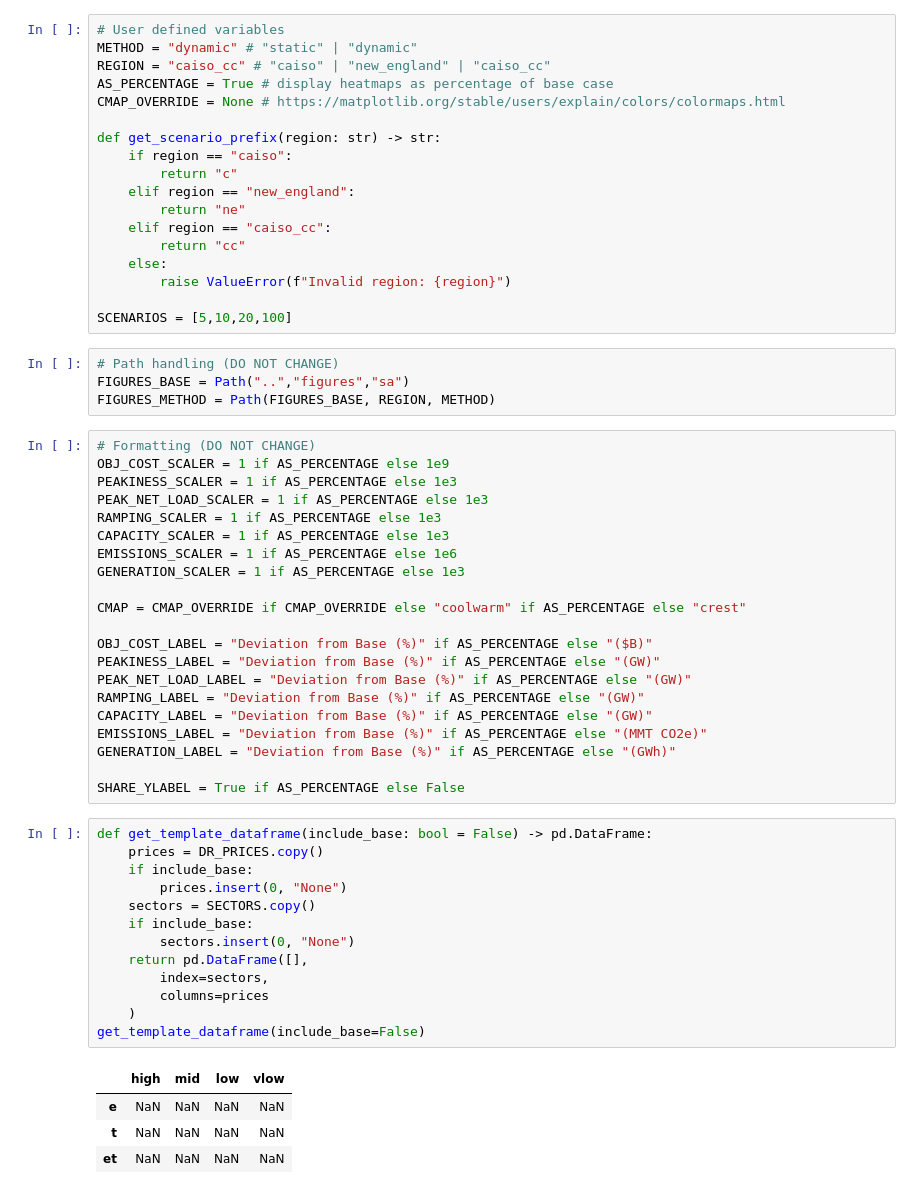
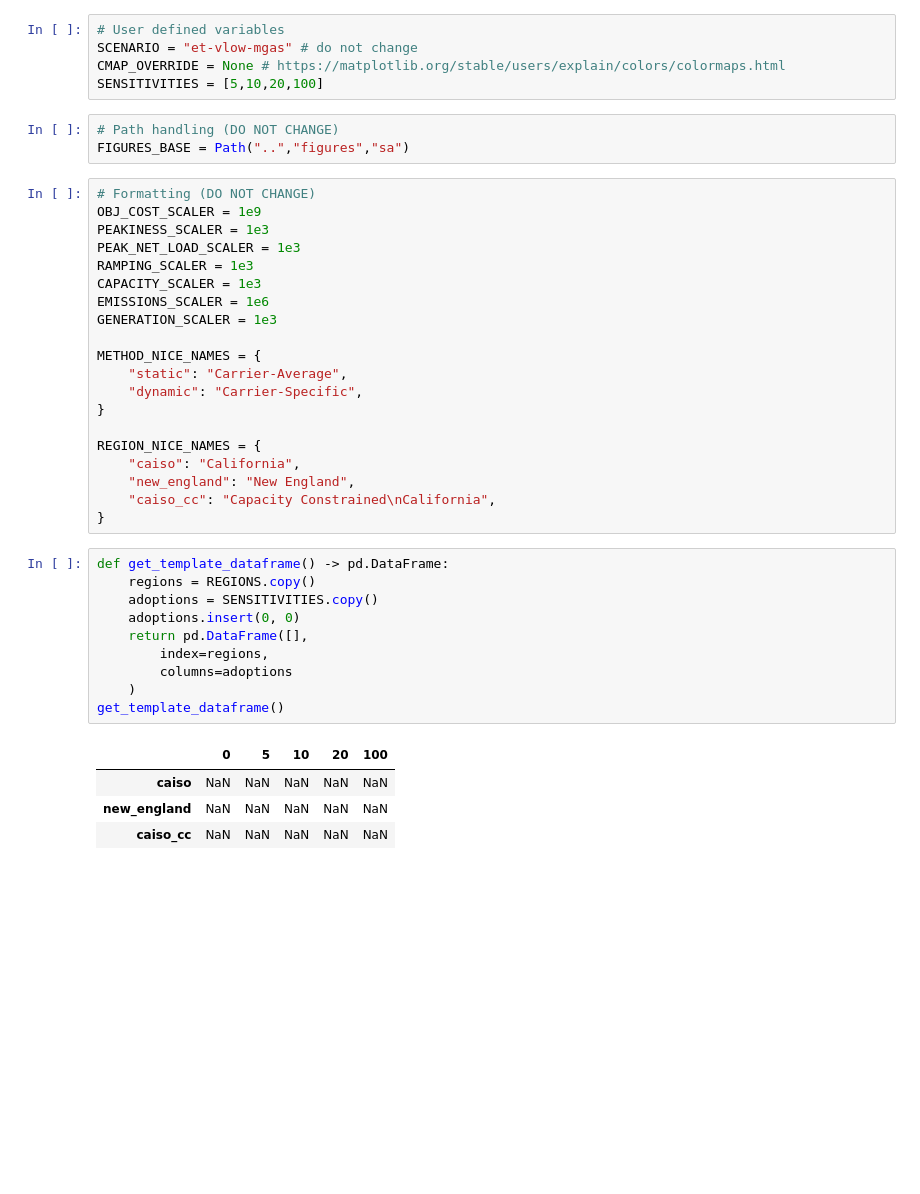
Before and after one commit to trevorb1/pypsa-demand-response, a Jupyter notebook: analysis/sa.ipynb, the cells around one changed output. Cells and saved outputs as stored; diff of their text form; blank space fills up the shorter version.

```diff
--- a/analysis/sa.ipynb
+++ b/analysis/sa.ipynb
@@ -12,61 +8,43 @@ from utils import SECTORS, DR_PRICES, NG_PRICES, ERS, SECTOR_NICE_NAMES, DR_PRIC
 # %%
 # User defined variables
-METHOD = "dynamic" # "static" | "dynamic"
-REGION = "caiso_cc" # "caiso" | "new_england" | "caiso_cc"
-AS_PERCENTAGE = True # display heatmaps as percentage of base case
+SCENARIO = "et-vlow-mgas" # do not change
 CMAP_OVERRIDE = None # https://matplotlib.org/stable/users/explain/colors/colormaps.html
-
-def get_scenario_prefix(region: str) -> str:
-    if region == "caiso":
-        return "c"
-    elif region == "new_england":
-        return "ne"
-    elif region == "caiso_cc":
-        return "cc"
-    else:
-        raise ValueError(f"Invalid region: {region}")
-
-SCENARIOS = [5,10,20,100]
+SENSITIVITIES = [5,10,20,100]
 # %%
 # Path handling (DO NOT CHANGE)
 FIGURES_BASE = Path("..","figures","sa")
-FIGURES_METHOD = Path(FIGURES_BASE, REGION, METHOD)
 # %%
 # Formatting (DO NOT CHANGE)
-OBJ_COST_SCALER = 1 if AS_PERCENTAGE else 1e9
-PEAKINESS_SCALER = 1 if AS_PERCENTAGE else 1e3
-PEAK_NET_LOAD_SCALER = 1 if AS_PERCENTAGE else 1e3
-RAMPING_SCALER = 1 if AS_PERCENTAGE else 1e3
-CAPACITY_SCALER = 1 if AS_PERCENTAGE else 1e3
-EMISSIONS_SCALER = 1 if AS_PERCENTAGE else 1e6
-GENERATION_SCALER = 1 if AS_PERCENTAGE else 1e3
+OBJ_COST_SCALER = 1e9
+PEAKINESS_SCALER = 1e3
+PEAK_NET_LOAD_SCALER = 1e3
+RAMPING_SCALER = 1e3
+CAPACITY_SCALER = 1e3
+EMISSIONS_SCALER = 1e6
+GENERATION_SCALER = 1e3
 
-CMAP = CMAP_OVERRIDE if CMAP_OVERRIDE else "coolwarm" if AS_PERCENTAGE else "crest"
+METHOD_NICE_NAMES = {
+    "static": "Carrier-Average",
+    "dynamic": "Carrier-Specific",
+}
 
-OBJ_COST_LABEL = "Deviation from Base (%)" if AS_PERCENTAGE else "($B)"
-PEAKINESS_LABEL = "Deviation from Base (%)" if AS_PERCENTAGE else "(GW)"
-PEAK_NET_LOAD_LABEL = "Deviation from Base (%)" if AS_PERCENTAGE else "(GW)"
-RAMPING_LABEL = "Deviation from Base (%)" if AS_PERCENTAGE else "(GW)"
-CAPACITY_LABEL = "Deviation from Base (%)" if AS_PERCENTAGE else "(GW)"
-EMISSIONS_LABEL = "Deviation from Base (%)" if AS_PERCENTAGE else "(MMT CO2e)"
-GENERATION_LABEL = "Deviation from Base (%)" if AS_PERCENTAGE else "(GWh)"
-
-SHARE_YLABEL = True if AS_PERCENTAGE else False
+REGION_NICE_NAMES = {
+    "caiso": "California",
+    "new_england": "New England",
+    "caiso_cc": "Capacity Constrained\nCalifornia",
+}
 # %%
-def get_template_dataframe(include_base: bool = False) -> pd.DataFrame:
-    prices = DR_PRICES.copy()
-    if include_base:
-        prices.insert(0, "None")
-    sectors = SECTORS.copy()
-    if include_base:
-        sectors.insert(0, "None")
+def get_template_dataframe() -> pd.DataFrame:
+    regions = REGIONS.copy()
+    adoptions = SENSITIVITIES.copy()
+    adoptions.insert(0, 0)
     return pd.DataFrame([],
-        index=sectors,
-        columns=prices
+        index=regions,
+        columns=adoptions
     )
-get_template_dataframe(include_base=False)
+get_template_dataframe()
 # %% [output]
-|  | high | mid | low | vlow |
-| e | NaN | NaN | NaN | NaN |
-| t | NaN | NaN | NaN | NaN |
-| et | NaN | NaN | NaN | NaN |
+|  | 0 | 5 | 10 | 20 | 100 |
+| caiso | NaN | NaN | NaN | NaN | NaN |
+| new_england | NaN | NaN | NaN | NaN | NaN |
+| caiso_cc | NaN | NaN | NaN | NaN | NaN |
```
Also changed, not shown: parts of 10 cells of this notebook.
